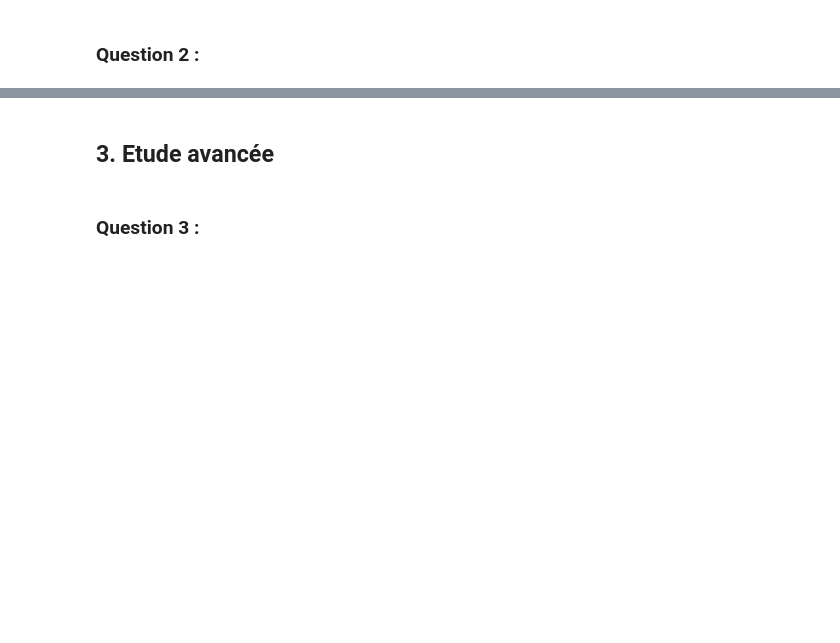
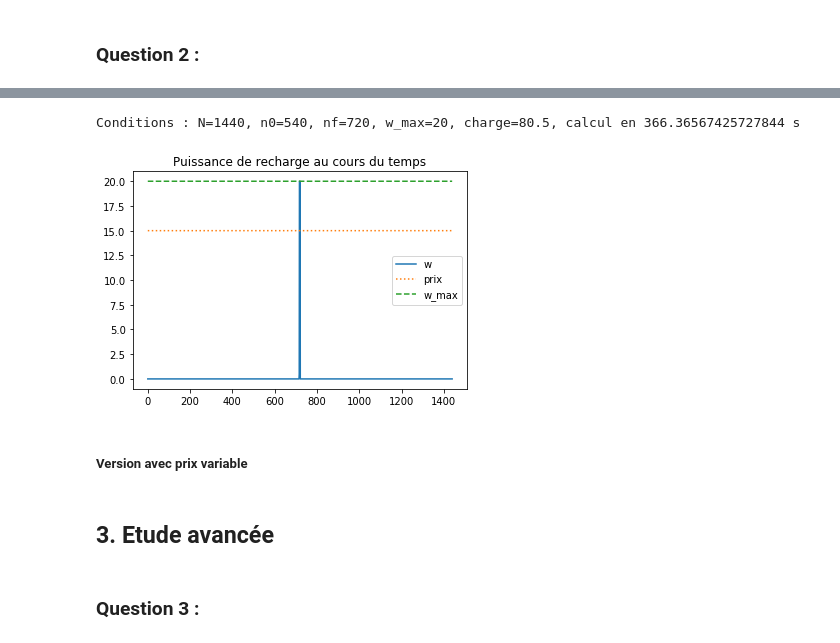
Before and after one commit to corentinloirs/OptimisationPC1, a Jupyter notebook: Optimisation.ipynb, the cells around one changed output, grey strips where cells are left out. Drawn from its saved outputs; the diff is of its cells as text; code cells hidden in the pictures; blank space fills up the shorter version.

```diff
--- a/Optimisation.ipynb
+++ b/Optimisation.ipynb
@@ -298,0 +366,19 @@ print(f'La solution est {w.T}, pour les conditions : N={N}, prix={prix}, n0={n0}
+# %%
+debut = time.time()
+N = 1440
+p = 15*np.ones((N, 1)) ## prix de 15 centimes
+n0 = 540
+nf = 720
+w_max = 20
+charge = 0.7*230/(0.002*1000)
+C0 = []
+w0 = np.zeros((N, 1))
+for t in range(N):
+    if n0 <= t <= nf :
+        w0[t, 0] = w_max
+        C0.append(N + t)
+    else :
+        C0.append(t)
+### on commence avec w nul lorsque la voiture n'est pas là et égal à w_max lorsqu'elle est là.
+w = contrainte_active(N, p, n0, nf, w_max, charge, w0, C0 )
+fin = time.time()
@@ -298,0 +403,12 @@ print(f'La solution est {w.T}, pour les conditions : N={N}, prix={prix}, n0={n0}
+# %%
+plt.plot(w, label ='w')
+plt.plot(p, ':', label='prix')
+plt.plot(np.ones(N)*w_max, '--', label='w_max')
+plt.legend()
+plt.title('Puissance de recharge au cours du temps')
+print(f'Conditions : N={N}, n0={n0}, nf={nf}, w_max={w_max}, charge={charge}, calcul en {fin -debut} s')
+# %% [output]
+Conditions : N=1440, n0=540, nf=720, w_max=20, charge=80.5, calcul en 366.36567425727844 s
+[figure, added]
+# %% [markdown]
+##### Version avec prix variable
```
Also changed, not shown: parts of 22 cells of this notebook.
